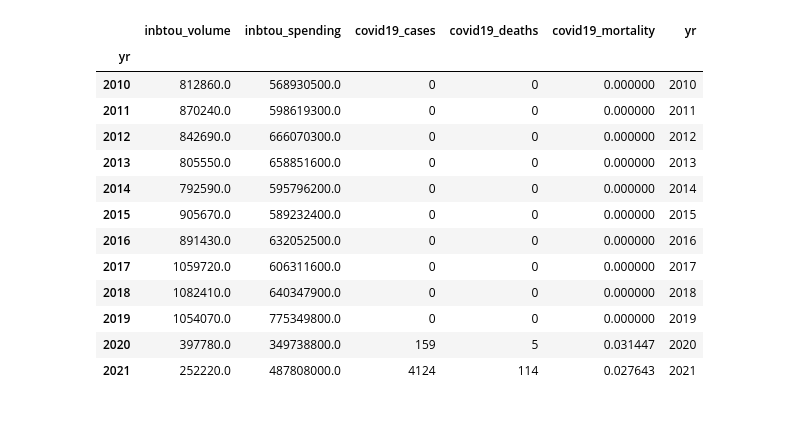
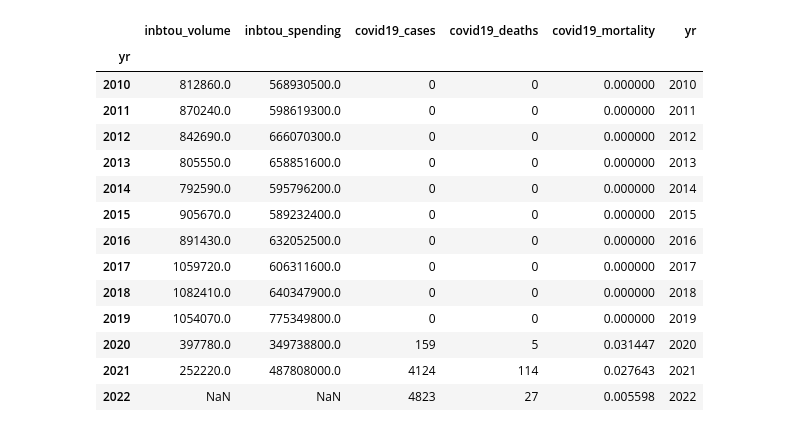
Before and after one commit to andreiui/csec491, a Jupyter notebook: code/analysis/antigua_and_barbuda/main.ipynb, the cells around one changed output. Drawn from its saved outputs; the diff is of its cells as text; code cells hidden in the pictures.

```diff
--- a/code/analysis/antigua_and_barbuda/main.ipynb
+++ b/code/analysis/antigua_and_barbuda/main.ipynb
@@ -8,34 +8,35 @@ if module_path not in sys.path:
     sys.path.append(module_path)
 
 import matplotlib.pyplot as plt
 import numpy as np
 import pandas as pd
 import statsmodels.api as sm
 
 import common.common as common
 importlib.reload(common)
 
-df = pd.read_csv("Data.csv").dropna()
+df = pd.read_csv("Data.csv")
 
 yr = list(df.yr)
 df = df.set_index("yr")
 df["yr"] = yr
 df
 # %% [output]
 |  | inbtou_volume | inbtou_spending | covid19_cases | covid19_deaths | covid19_mortality | yr |
 | yr |  |  |  |  |  |  |
 | 2010 | 812860.0 | 568930500.0 | 0 | 0 | 0.000000 | 2010 |
 | 2011 | 870240.0 | 598619300.0 | 0 | 0 | 0.000000 | 2011 |
 | 2012 | 842690.0 | 666070300.0 | 0 | 0 | 0.000000 | 2012 |
 | 2013 | 805550.0 | 658851600.0 | 0 | 0 | 0.000000 | 2013 |
 | 2014 | 792590.0 | 595796200.0 | 0 | 0 | 0.000000 | 2014 |
 | 2015 | 905670.0 | 589232400.0 | 0 | 0 | 0.000000 | 2015 |
 | 2016 | 891430.0 | 632052500.0 | 0 | 0 | 0.000000 | 2016 |
 | 2017 | 1059720.0 | 606311600.0 | 0 | 0 | 0.000000 | 2017 |
 | 2018 | 1082410.0 | 640347900.0 | 0 | 0 | 0.000000 | 2018 |
 | 2019 | 1054070.0 | 775349800.0 | 0 | 0 | 0.000000 | 2019 |
 | 2020 | 397780.0 | 349738800.0 | 159 | 5 | 0.031447 | 2020 |
 | 2021 | 252220.0 | 487808000.0 | 4124 | 114 | 0.027643 | 2021 |
+| 2022 | NaN | NaN | 4823 | 27 | 0.005598 | 2022 |
 # %%
 # Set up plot
 plt.title('Antigua and Barbuda')
```
Also changed, not shown: parts of 3 cells of this notebook, 23 other files.
